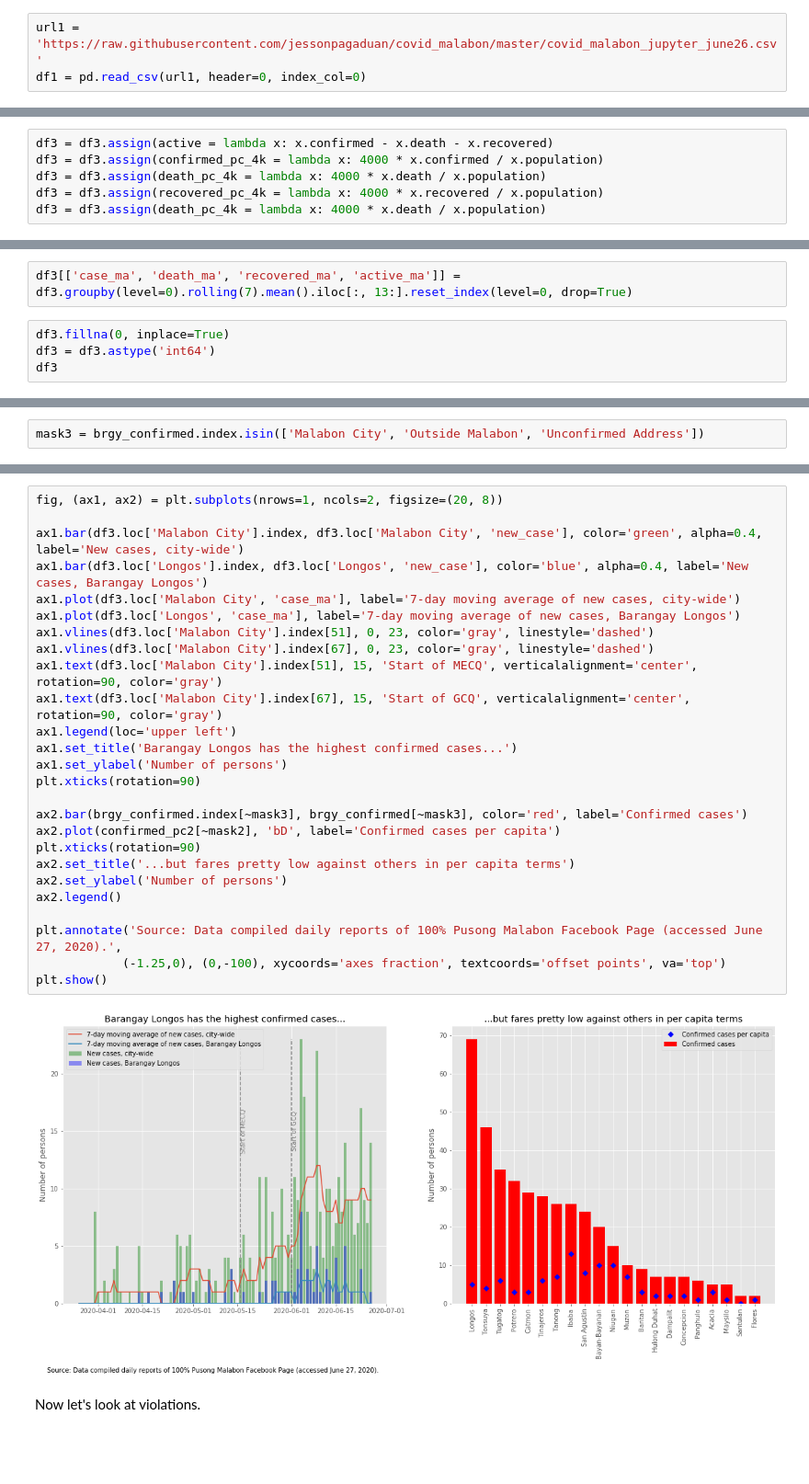
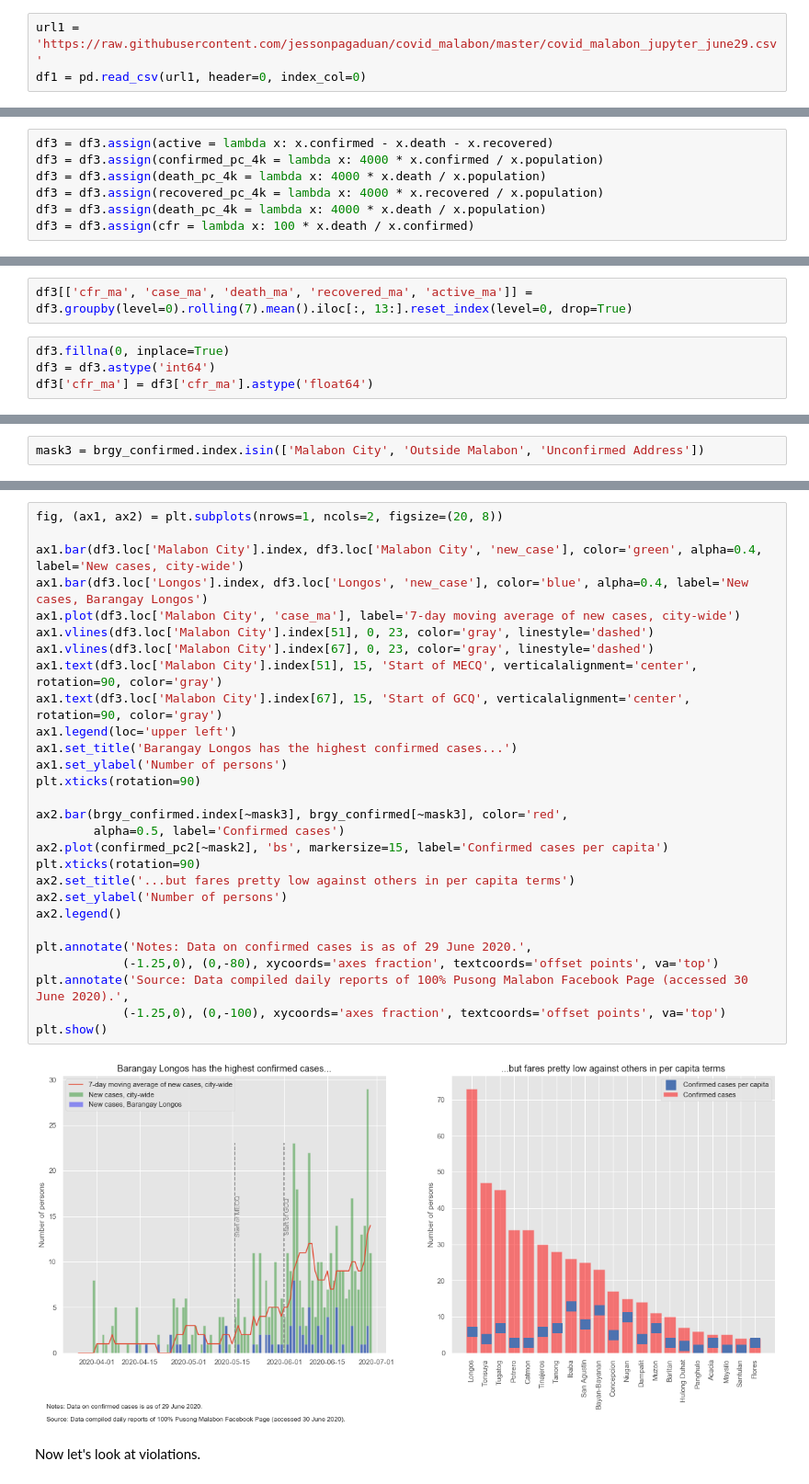
Before and after one commit to jessonpagaduan/covid_malabon, a Jupyter notebook: malabon-covid19.ipynb, the cells around one changed output, grey strips where cells are left out. Shown at 92% size. Cells and saved outputs as stored; diff of their text form; blank space fills up the shorter version.

```diff
--- a/malabon-covid19.ipynb
+++ b/malabon-covid19.ipynb
@@ -15,7 +16,7 @@ plt.style.use('ggplot')
 # %% [markdown]
 The raw data is available to the public and uploaded in my GitHub. Let's read the dataset from the GitHub repository:
 # %%
-url1 = 'https://raw.githubusercontent.com/jessonpagaduan/covid_malabon/master/covid_malabon_jupyter_june26.csv'
+url1 = 'https://raw.githubusercontent.com/jessonpagaduan/covid_malabon/master/covid_malabon_jupyter_june29.csv'
 df1 = pd.read_csv(url1, header=0, index_col=0)
 # %% [markdown]
 ### 2. Tidying data
@@ -375,6 +376,7 @@ df3 = df3.assign(confirmed_pc_4k = lambda x: 4000 * x.confirmed / x.population)
 df3 = df3.assign(death_pc_4k = lambda x: 4000 * x.death / x.population)
 df3 = df3.assign(recovered_pc_4k = lambda x: 4000 * x.recovered / x.population)
 df3 = df3.assign(death_pc_4k = lambda x: 4000 * x.death / x.population)
+df3 = df3.assign(cfr = lambda x: 100 * x.death / x.confirmed)
 # %%
 df3.replace(np.inf, 0, inplace=True)
 df3.fillna(0, inplace=True)
@@ -472,6 +474,6 @@ df3.groupby(level=0).rolling(7).mean().iloc[:, 13:]
 # %%
-df3[['case_ma', 'death_ma', 'recovered_ma', 'active_ma']] = df3.groupby(level=0).rolling(7).mean().iloc[:, 13:].reset_index(level=0, drop=True)
+df3[['cfr_ma', 'case_ma', 'death_ma', 'recovered_ma', 'active_ma']] = df3.groupby(level=0).rolling(7).mean().iloc[:, 13:].reset_index(level=0, drop=True)
 # %%
 df3.fillna(0, inplace=True)
 df3 = df3.astype('int64')
-df3
+df3['cfr_ma'] = df3['cfr_ma'].astype('float64')
@@ -800,31 +826,33 @@ plt.show()
 # %%
 fig, (ax1, ax2) = plt.subplots(nrows=1, ncols=2, figsize=(20, 8))
 
 ax1.bar(df3.loc['Malabon City'].index, df3.loc['Malabon City', 'new_case'], color='green', alpha=0.4, label='New cases, city-wide')
 ax1.bar(df3.loc['Longos'].index, df3.loc['Longos', 'new_case'], color='blue', alpha=0.4, label='New cases, Barangay Longos')
 ax1.plot(df3.loc['Malabon City', 'case_ma'], label='7-day moving average of new cases, city-wide')
-ax1.plot(df3.loc['Longos', 'case_ma'], label='7-day moving average of new cases, Barangay Longos')
 ax1.vlines(df3.loc['Malabon City'].index[51], 0, 23, color='gray', linestyle='dashed')
 ax1.vlines(df3.loc['Malabon City'].index[67], 0, 23, color='gray', linestyle='dashed')
 ax1.text(df3.loc['Malabon City'].index[51], 15, 'Start of MECQ', verticalalignment='center', rotation=90, color='gray')
 ax1.text(df3.loc['Malabon City'].index[67], 15, 'Start of GCQ', verticalalignment='center', rotation=90, color='gray')
 ax1.legend(loc='upper left')
 ax1.set_title('Barangay Longos has the highest confirmed cases...')
 ax1.set_ylabel('Number of persons')
 plt.xticks(rotation=90)
 
-ax2.bar(brgy_confirmed.index[~mask3], brgy_confirmed[~mask3], color='red', label='Confirmed cases')
-ax2.plot(confirmed_pc2[~mask2], 'bD', label='Confirmed cases per capita')
+ax2.bar(brgy_confirmed.index[~mask3], brgy_confirmed[~mask3], color='red',
+        alpha=0.5, label='Confirmed cases')
+ax2.plot(confirmed_pc2[~mask2], 'bs', markersize=15, label='Confirmed cases per capita')
 plt.xticks(rotation=90)
 ax2.set_title('...but fares pretty low against others in per capita terms')
 ax2.set_ylabel('Number of persons')
 ax2.legend()
 
-plt.annotate('Source: Data compiled daily reports of 100% Pusong Malabon Facebook Page (accessed June 27, 2020).',
+plt.annotate('Notes: Data on confirmed cases is as of 29 June 2020.',
+            (-1.25,0), (0,-80), xycoords='axes fraction', textcoords='offset points', va='top')
+plt.annotate('Source: Data compiled daily reports of 100% Pusong Malabon Facebook Page (accessed 30 June 2020).',
             (-1.25,0), (0,-100), xycoords='axes fraction', textcoords='offset points', va='top')
 plt.show()
 # %% [output]
-[figure, old version]
+[figure, new version]
 # %% [markdown]
 Now let's look at violations.
 # %%
```
Also changed, not shown: parts of 69 cells of this notebook.
